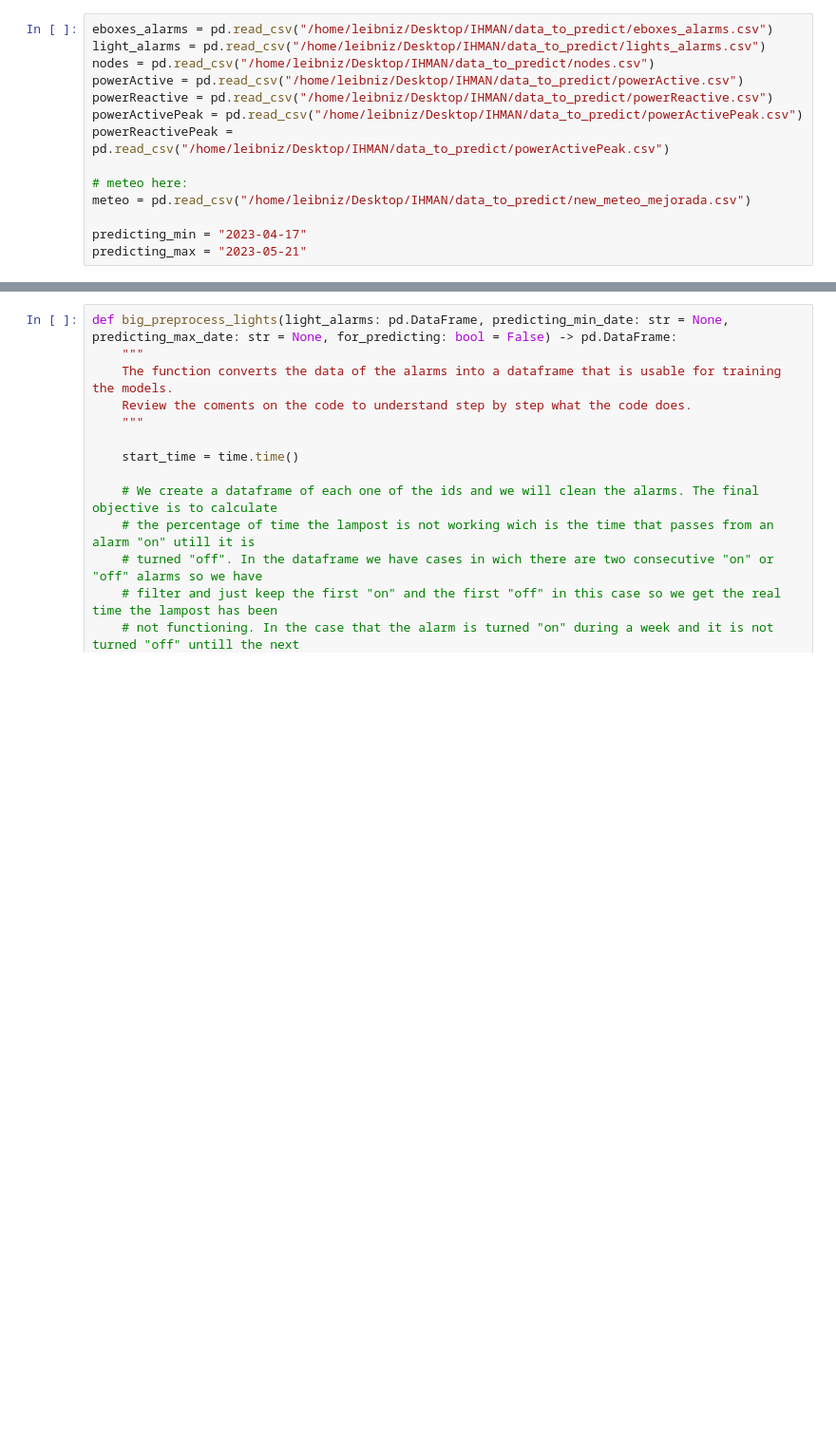
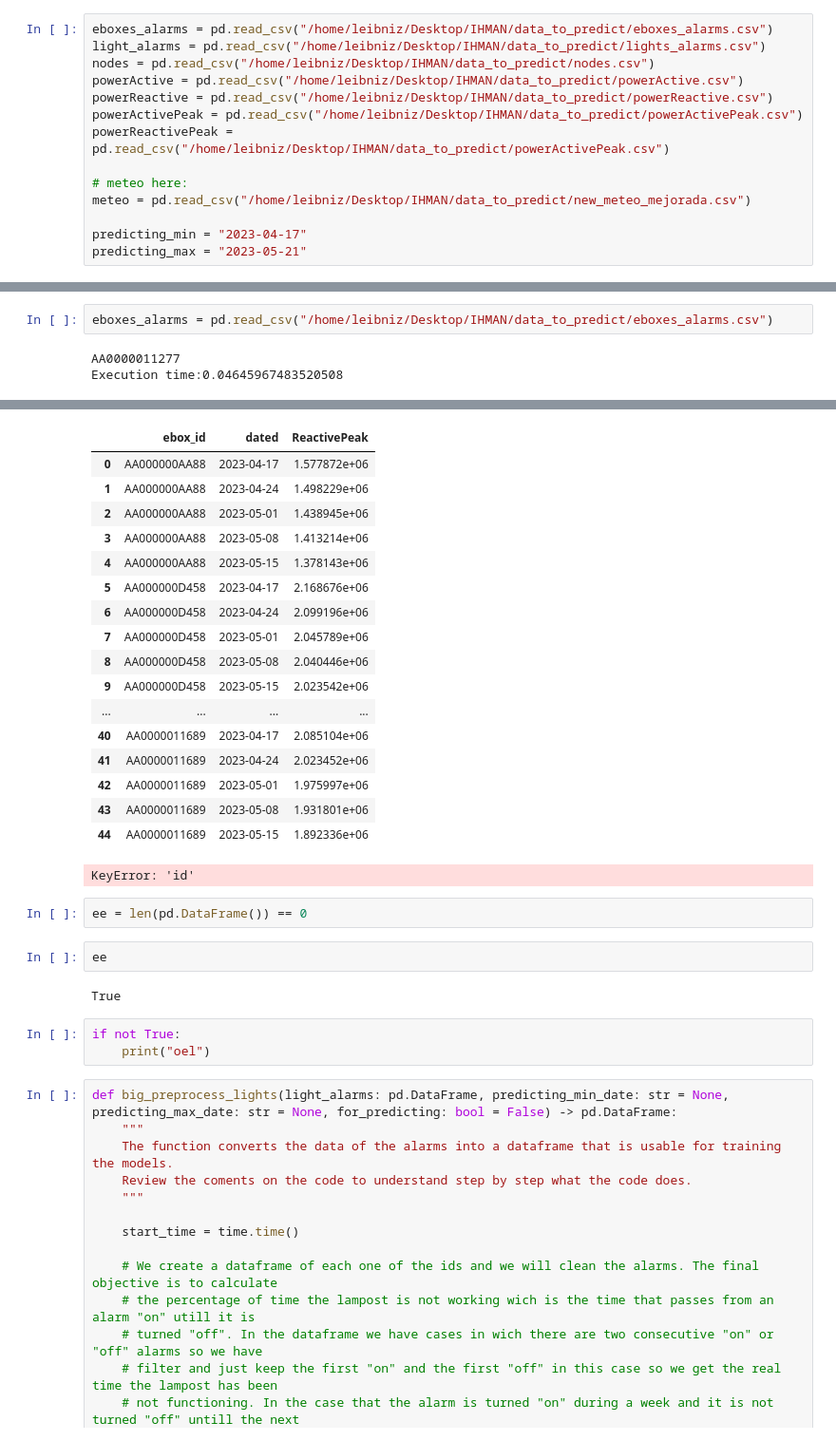
Before and after one commit to BetriuJaume/predictive-maintenance, a Jupyter notebook: preprocessing_tests.ipynb, the cells around one changed output, grey strips where cells are left out. Shown: that part at 95% size. Saved outputs shown, nothing was run; the diff lists cells and outputs as text; blank space fills up the shorter version.

```diff
--- a/preprocessing_tests.ipynb
+++ b/preprocessing_tests.ipynb
@@ -907,0 +2167,5 @@ Length: 2576, dtype: bool
+# %%
+eboxes_alarms = pd.read_csv("/home/leibniz/Desktop/IHMAN/data_to_predict/eboxes_alarms.csv")
+# %% [output]
+AA0000011277
+Execution time:0.04645967483520508
@@ -908,3 +2174,30 @@ Length: 2576, dtype: bool
+|  | ebox_id | dated | ReactivePeak |
+| 0 | AA000000AA88 | 2023-04-17 | 1.577872e+06 |
+| 1 | AA000000AA88 | 2023-04-24 | 1.498229e+06 |
+| 2 | AA000000AA88 | 2023-05-01 | 1.438945e+06 |
+| 3 | AA000000AA88 | 2023-05-08 | 1.413214e+06 |
+| 4 | AA000000AA88 | 2023-05-15 | 1.378143e+06 |
+| 5 | AA000000D458 | 2023-04-17 | 2.168676e+06 |
+| 6 | AA000000D458 | 2023-04-24 | 2.099196e+06 |
+| 7 | AA000000D458 | 2023-05-01 | 2.045789e+06 |
+| 8 | AA000000D458 | 2023-05-08 | 2.040446e+06 |
+| 9 | AA000000D458 | 2023-05-15 | 2.023542e+06 |
+| ... | ... | ... | ... |
+| 40 | AA0000011689 | 2023-04-17 | 2.085104e+06 |
+| 41 | AA0000011689 | 2023-04-24 | 2.023452e+06 |
+| 42 | AA0000011689 | 2023-05-01 | 1.975997e+06 |
+| 43 | AA0000011689 | 2023-05-08 | 1.931801e+06 |
+| 44 | AA0000011689 | 2023-05-15 | 1.892336e+06 |
+KeyError: 'id'
+# %%
+ee = len(pd.DataFrame()) == 0
+# %%
+ee
+# %% [output]
+True
+# %%
+if not True:
+    print("oel")
 # %%
 def big_preprocess_lights(light_alarms: pd.DataFrame, predicting_min_date: str = None, predicting_max_date: str = None, for_predicting: bool = False) -> pd.DataFrame:
     """
```
Also changed, not shown: parts of 14 cells of this notebook, 9 other files.
